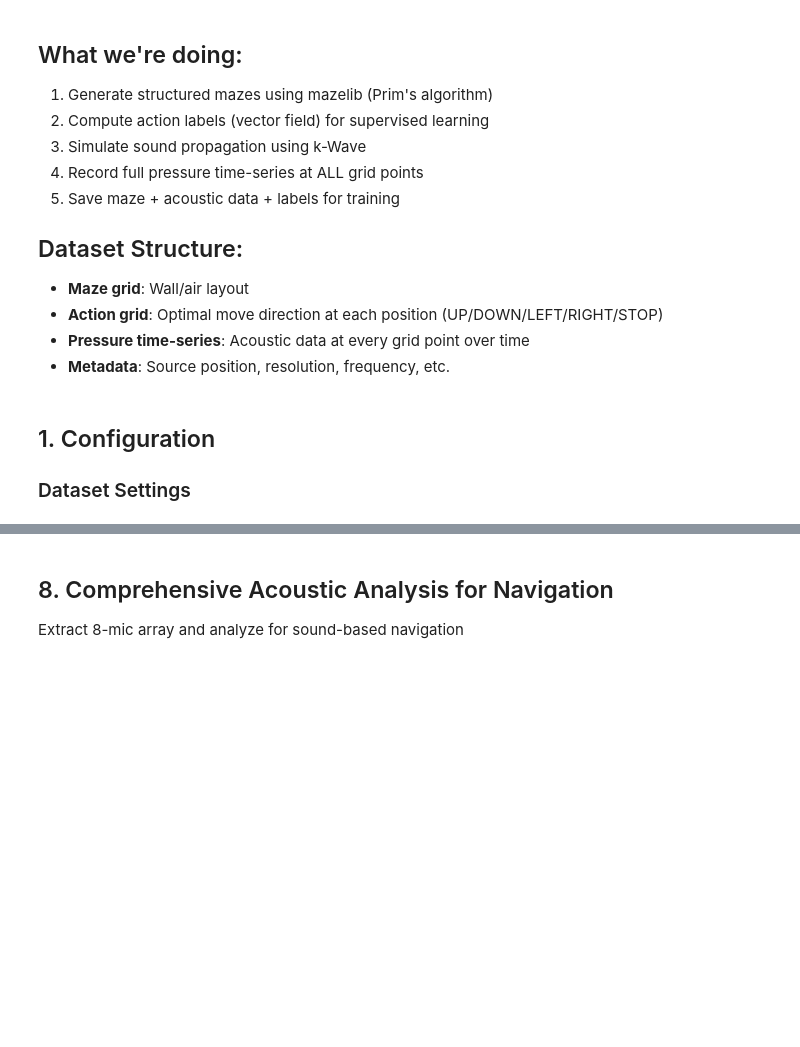
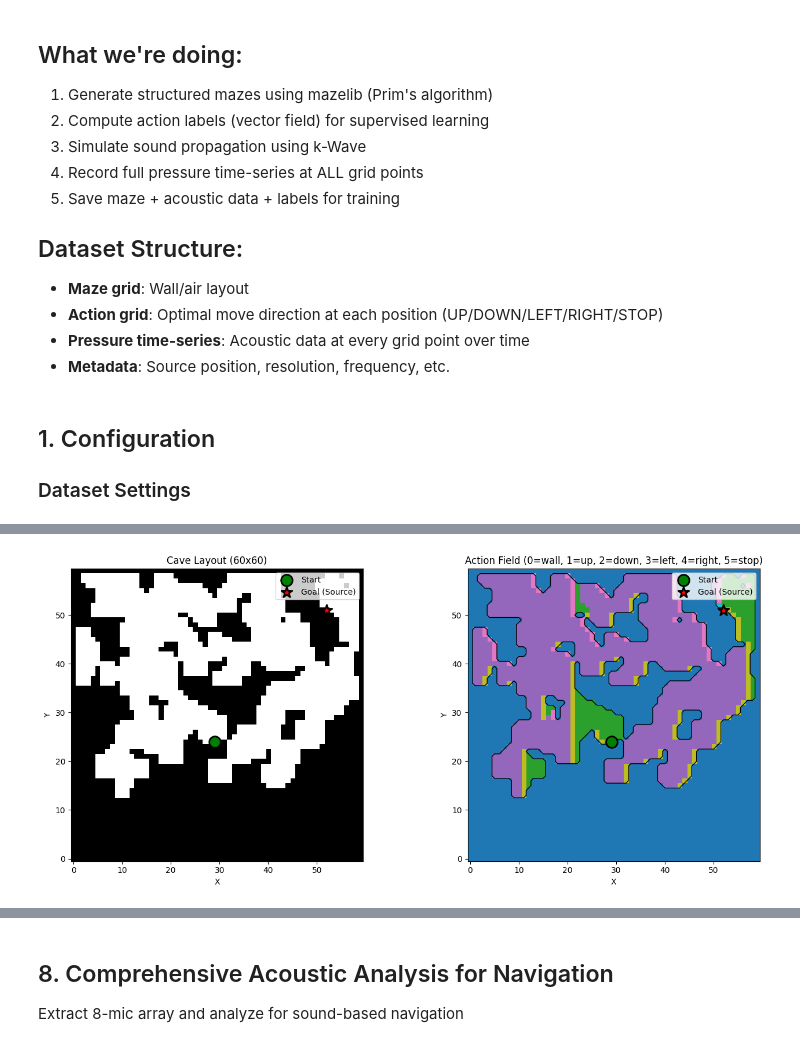
Before and after one commit to djpitzele/Audio-Maze-Navigation, a Jupyter notebook: notebooks/01_Wave_Propagation_Test.ipynb, the cells around one changed output, grey strips where cells are left out. Cells and saved outputs as stored; diff of their text form; code cells hidden in the pictures; blank space fills up the shorter version.

```diff
--- a/notebooks/01_Wave_Propagation_Test.ipynb
+++ b/notebooks/01_Wave_Propagation_Test.ipynb
@@ -342,0 +66,79 @@ Compute RMS from time-series for visualization
+# %%
+# Create AudioCaveSim instance
+# This automatically:
+# 1. Generates cave using AudioCave
+# 2. Initializes k-Wave simulation
+# 3. Runs the simulation
+# 4. Stores all results (cave grid, action grid, sensor data)
+
+print("Creating AudioCaveSim (generates cave + runs k-Wave)...")
+print("="*70)
+
+sim = AudioCaveSim(Nx=CAVE_SIZE, Ny=CAVE_SIZE, res=RESOLUTION)
+
+print("="*70)
+print("Simulation complete!")
+
+# Extract data from simulation
+cave = sim.am  # AudioCave instance
+maze_grid = cave.grid
+action_grid = np.array(cave.action_grid)
+source_y, source_x = cave.end
+start_y, start_x = cave.start
+kgrid = sim.kgrid
+sensor_data = sim.sensor_data
+
+# Get actual dimensions
+Nx, Ny = maze_grid.shape
+dx = dy = RESOLUTION
+
+print(f"\nCave Information:")
+print(f"  Dimensions: {Nx}x{Ny}")
+print(f"  Walls: {100*maze_grid.mean():.1f}%")
+print(f"  Air: {100*(1-maze_grid.mean()):.1f}%")
+print(f"  Start: ({start_y}, {start_x})")
+print(f"  Goal (source): ({source_y}, {source_x})")
+print(f"  Distance: {np.sqrt((start_y-source_y)**2 + (start_x-source_x)**2):.1f} cells")
+
+air_cells = np.argwhere(maze_grid == 0)
+print(f"  Navigable cells: {len(air_cells):,}")
+
+print(f"\nSimulation Info:")
+print(f"  Frequency: {sim.f0/1000:.1f} kHz")
+print(f"  Duration: {sim.sim_duration*1000:.1f} ms")
+print(f"  Time steps: {kgrid.Nt}")
+print(f"  Pressure data shape: {sensor_data['p'].shape}")
+
+# Visualize cave layout and action field
+fig, axes = plt.subplots(1, 2, figsize=(14, 6))
+
+# Cave layout
+axes[0].imshow(maze_grid.T, origin='lower', cmap='binary')
+axes[0].scatter([start_x], [start_y], s=200, c='green', marker='o',
+               edgecolors='black', linewidths=2, label='Start', zorder=10)
+axes[0].scatter([source_x], [source_y], s=200, c='red', marker='*',
+               edgecolors='black', linewidths=2, label='Goal (Source)', zorder=10)
+axes[0].set_title(f'Cave Layout ({Nx}x{Ny})')
+axes[0].set_xlabel('X')
+axes[0].set_ylabel('Y')
+axes[0].legend()
+axes[0].axis('image')
+
+# Action field
+symbol_map = {"up": 1, "down": 2, "left": 3, "right": 4, "stop": 5, "": 0}
+action_numeric = np.vectorize(symbol_map.get)(action_grid)
+axes[1].imshow(action_numeric.T, origin='lower', cmap='tab10', vmin=0, vmax=5)
+axes[1].contour(maze_grid.T, levels=[0.5], colors='black', linewidths=1)
+axes[1].scatter([start_x], [start_y], s=200, c='green', marker='o',
+               edgecolors='black', linewidths=2, label='Start', zorder=10)
+axes[1].scatter([source_x], [source_y], s=200, c='red', marker='*',
+               edgecolors='black', linewidths=2, label='Goal (Source)', zorder=10)
+axes[1].set_title('Action Field (0=wall, 1=up, 2=down, 3=left, 4=right, 5=stop)')
+axes[1].set_xlabel('X')
+axes[1].set_ylabel('Y')
+axes[1].legend()
+axes[1].axis('image')
+
+plt.tight_layout()
+plt.show()
+# %% [output]
@@ -342,0 +168 @@ Compute RMS from time-series for visualization
+[figure, added]
```
Also changed, not shown: parts of 27 cells of this notebook, 1 other file.
